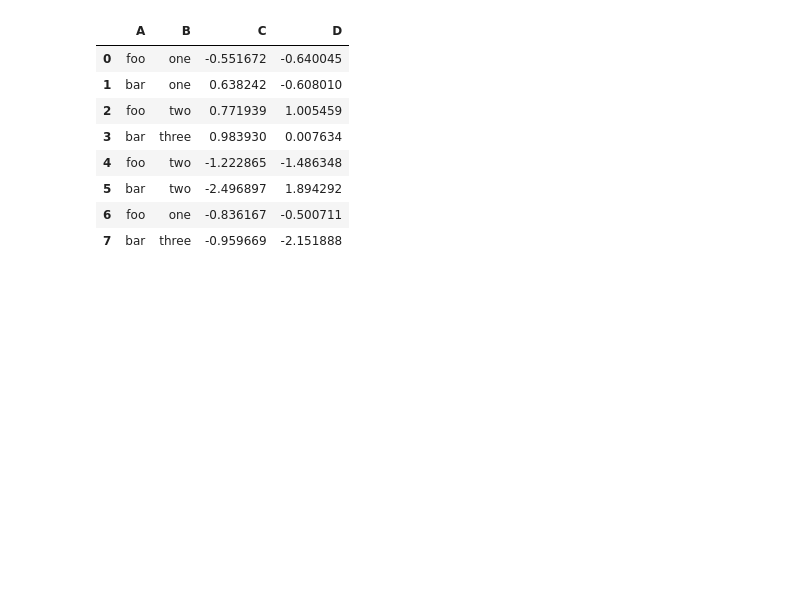
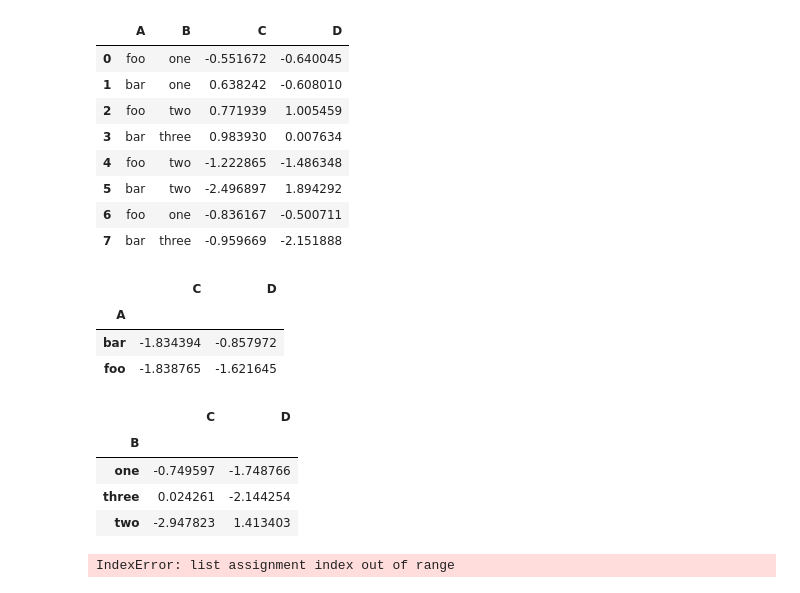
Before and after one commit to Mushaddict/Python, a Jupyter notebook: Pands入门教程/十分钟入门Pandas.ipynb, the cells around one changed output. Drawn from its saved outputs; the diff is of its cells as text; code cells hidden in the pictures; blank space fills up the shorter version.

```diff
--- a/Pands入门教程/十分钟入门Pandas.ipynb
+++ b/Pands入门教程/十分钟入门Pandas.ipynb
@@ -793,3 +793,24 @@ df
 | 5 | bar | two | -2.496897 | 1.894292 |
 | 6 | foo | one | -0.836167 | -0.500711 |
 | 7 | bar | three | -0.959669 | -2.151888 |
+# %%
+df.groupby('A').sum()
+# %% [output]
+|  | C | D |
+| A |  |  |
+| bar | -1.834394 | -0.857972 |
+| foo | -1.838765 | -1.621645 |
+# %%
+df.groupby('B').sum()
+# %% [output]
+|  | C | D |
+| B |  |  |
+| one | -0.749597 | -1.748766 |
+| three | 0.024261 | -2.144254 |
+| two | -2.947823 | 1.413403 |
+# %%
+a = []
+a[5] = 'b'
+print(a)
+# %% [output]
+IndexError: list assignment index out of range
```
